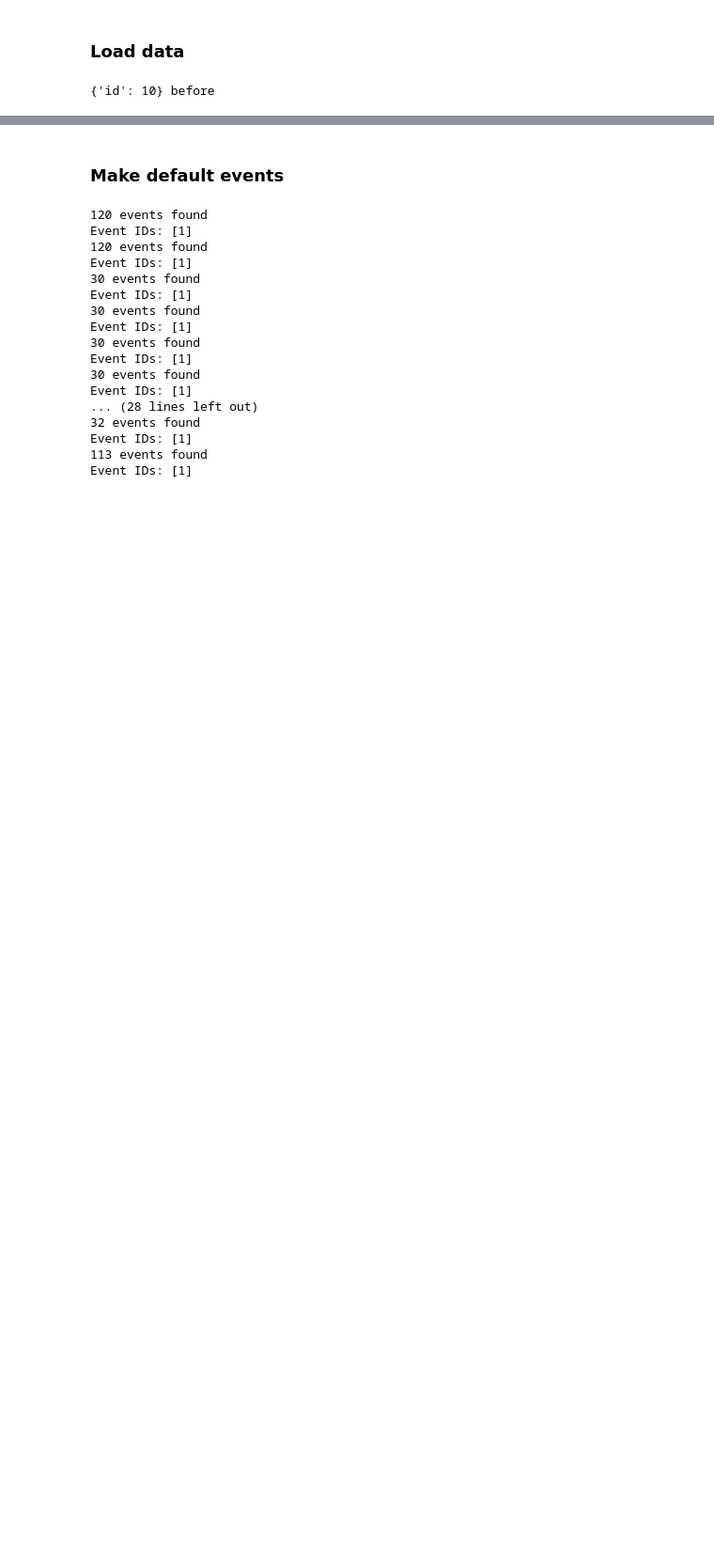
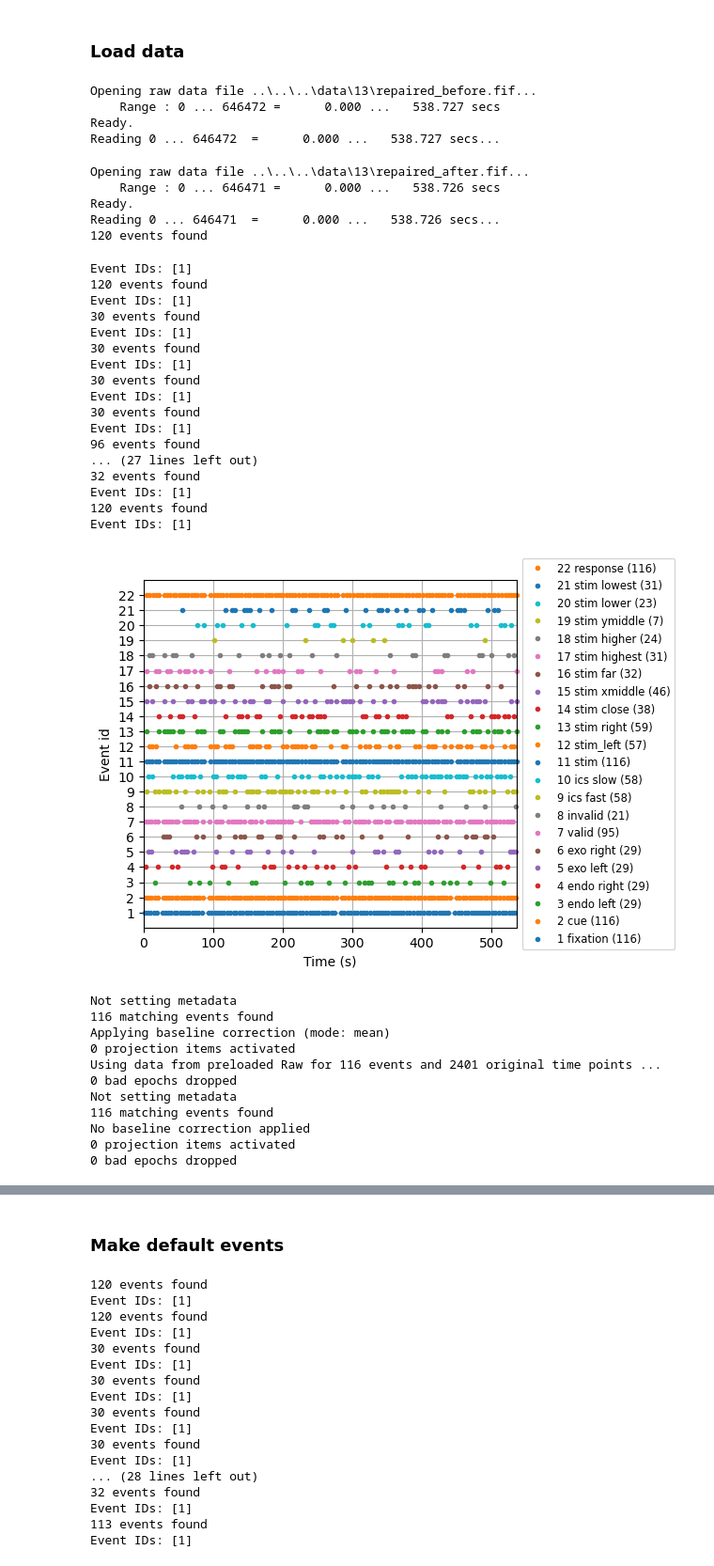
Before and after one commit to Shawnzty/tACS-Attention, a Jupyter notebook: processing/eeg_analysis/individual_analysis.ipynb, the cells around one changed output, grey strips where cells are left out. Shown at 94% size. Drawn from its saved outputs; the diff is of its cells as text; code cells hidden in the pictures; blank space fills up the shorter version.

```diff
--- a/processing/eeg_analysis/individual_analysis.ipynb
+++ b/processing/eeg_analysis/individual_analysis.ipynb
@@ -14,14 +18,49 @@ import re
 # %% [markdown]
 ### Load data
-# %%
-# load raw
-subject_id = 10
-session = 1 # 1: before, 2: after
-sessions = ['before', 'after']
-before_or_after = sessions[session-1]
-eeg_path = os.path.join('..', '..', '..','data', str(subject_id), 'repaired_' + before_or_after + '.fif')
-eeg = mne.io.read_raw_fif(eeg_path, preload=True, verbose=False)
-# raw.plot()
-print(eeg.info['subject_info'],eeg.info['experimenter'])
-# %% [output]
-{'id': 10} before
+# %%
+subject_id = 13
+eeg_before, eeg_after = fe.load_eeg(subject_id)
+trials_before, trials_after = fe.inuse_trials(subject_id)
+events, event_dict = fe.make_default_events(eeg_after)
+picked_events, picked_events_dict = fe.make_custom_events(eeg_after, events, event_dict, trials_after,'1')
+epochs = fe.make_epochs(eeg_before, picked_events, picked_events_dict, '11 stim',tmin=-0.5, tmax=1.5)
+epochs.plot_image(picks=['Cz'])
+# %% [output]
+Opening raw data file ..\..\..\data\13\repaired_before.fif...
+    Range : 0 ... 646472 =      0.000 ...   538.727 secs
+Ready.
+Reading 0 ... 646472  =      0.000 ...   538.727 secs...
+Opening raw data file ..\..\..\data\13\repaired_after.fif...
+    Range : 0 ... 646471 =      0.000 ...   538.726 secs
+Ready.
+Reading 0 ... 646471  =      0.000 ...   538.726 secs...
+120 events found
+Event IDs: [1]
+120 events found
+Event IDs: [1]
+30 events found
+Event IDs: [1]
+30 events found
+Event IDs: [1]
+30 events found
+Event IDs: [1]
+30 events found
+Event IDs: [1]
+96 events found
+... (27 lines left out)
+32 events found
+Event IDs: [1]
+120 events found
+Event IDs: [1]
+[figure, added]
+Not setting metadata
+116 matching events found
+Applying baseline correction (mode: mean)
+0 projection items activated
+Using data from preloaded Raw for 116 events and 2401 original time points ...
+0 bad epochs dropped
+Not setting metadata
+116 matching events found
+No baseline correction applied
+0 projection items activated
+0 bad epochs dropped
```
Also changed, not shown: parts of 4 cells of this notebook, 5 other files.
